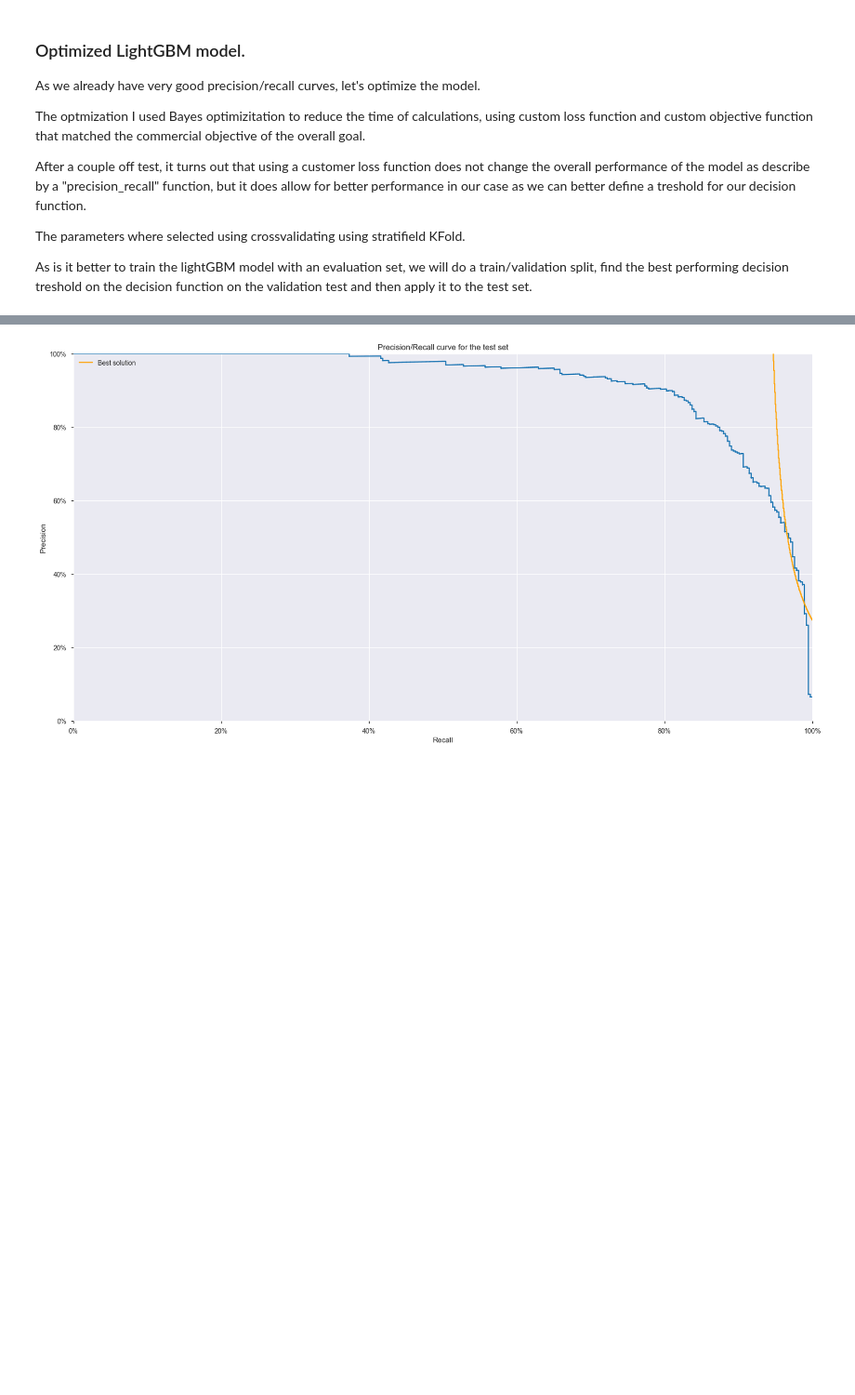
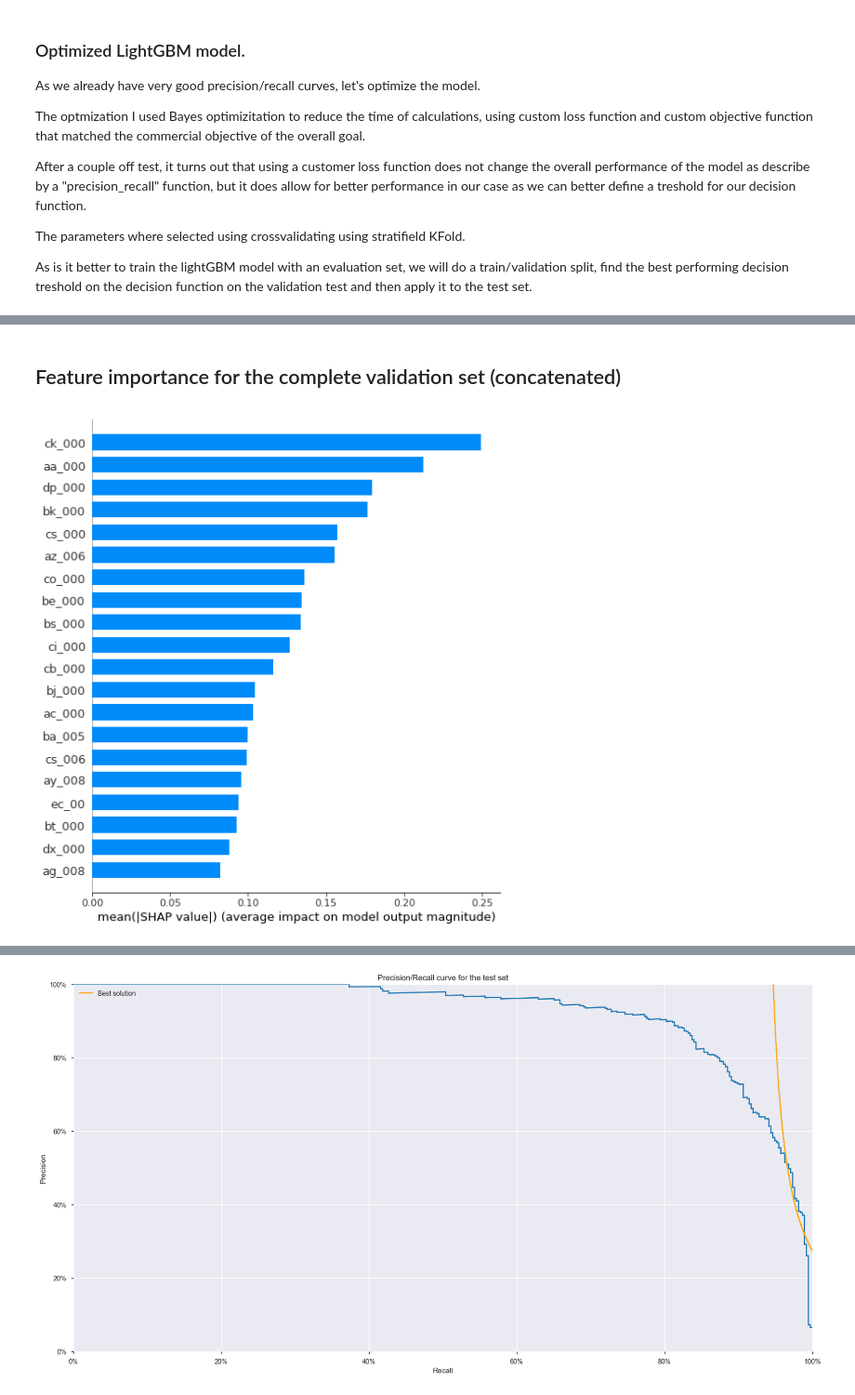
Before and after one commit to percevalve/test, a Jupyter notebook: scania/scania_first_work.ipynb, the cells around one changed output, grey strips where cells are left out. Shown at 93% size. Cells and saved outputs as stored; diff of their text form; code cells hidden in the pictures; blank space fills up the shorter version.

```diff
--- a/scania/scania_first_work.ipynb
+++ b/scania/scania_first_work.ipynb
@@ -579,3 +578,6 @@ shap.initjs()
 [interactive output not drawn]
 # %%
 explainer = shap.TreeExplainer(gbm)
+
+all_X_valid = pd.concat(X_valids)
+all_y_valid = pd.concat(y_valids)
@@ -587,0 +590,7 @@ shap.__version__
+# %% [markdown]
+## Feature importance for the complete validation set (concatenated)
+# %%
+shap_values = explainer.shap_values(all_X_valid)
+shap.summary_plot(shap_values,all_X_valid, plot_type="bar")
+# %% [output]
+[figure, added]
```
Also changed, not shown: parts of 53 cells of this notebook, 1 other file.
